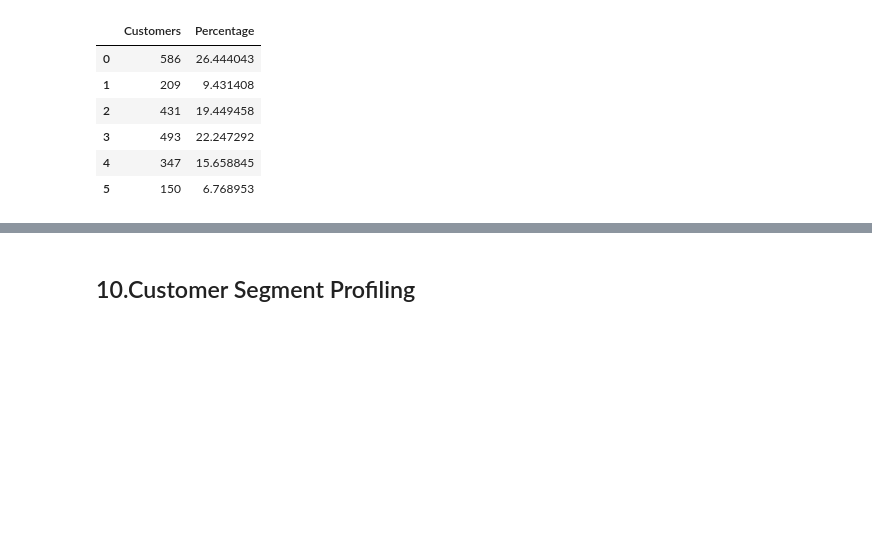
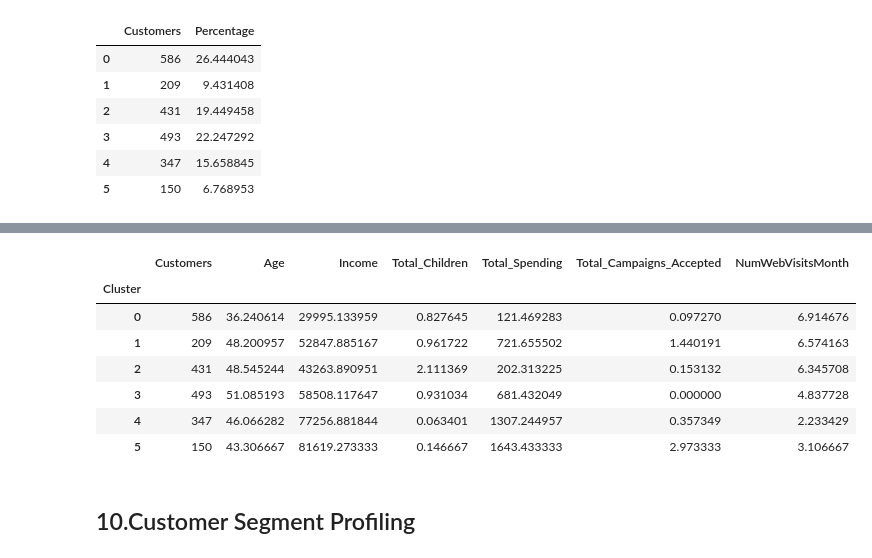
Before and after one commit to fridacarbajalordonez/customer-segmentation-kmeans, a Jupyter notebook: notebooks/customer_segmentation.ipynb, the cells around one changed output, grey strips where cells are left out. Saved outputs shown, nothing was run; the diff lists cells and outputs as text; code cells hidden in the pictures; blank space fills up the shorter version.

```diff
--- a/notebooks/customer_segmentation.ipynb
+++ b/notebooks/customer_segmentation.ipynb
@@ -1487,11 +1483,20 @@ for k in candidate_k:
 # %%
+#Create a copy of the original dataset for selected features
 profile_df = df_clean[final_features].copy()
-profile_df["Cluster"] = candidate_models[5]["labels"]
-cluster_profile = profile_df.groupby("Cluster").mean()
 
-cluster_profile["Customers"] = profile_df["Cluster"].value_counts().sort_index()
-cluster_profile = cluster_profile[
-   ["Customers"] + final_features
-]
+#Dictionary to store the clusters profiles for each K model
+cluster_profiles = {}
 
-cluster_profile
+
+for k in candidate_k:
+    #Add a Cluster column assigned to each customer
+    profile_df["Cluster"] = candidate_models[k]["labels"]
+    #Calculate the mean of each feature feature for every cluster
+    cluster_profile = profile_df.groupby("Cluster")[final_features].mean()
+    #Obtaining the size of each cluster by counting the customers
+    cluster_profile["Customers"] = (
+        profile_df["Cluster"].value_counts().sort_index())
+    cluster_profile = cluster_profile[["Customers"] + final_features]
+
+     # Store the profile for each value of k
+    cluster_profiles[k] = cluster_profile
@@ -1506,3 +1533,14 @@ cluster_profile
+# %%
+cluster_profiles[6]
+# %% [output]
+|  | Customers | Age | Income | Total_Children | Total_Spending | Total_Campaigns_Accepted | NumWebVisitsMonth |
+| Cluster |  |  |  |  |  |  |  |
+| 0 | 586 | 36.240614 | 29995.133959 | 0.827645 | 121.469283 | 0.097270 | 6.914676 |
+| 1 | 209 | 48.200957 | 52847.885167 | 0.961722 | 721.655502 | 1.440191 | 6.574163 |
+| 2 | 431 | 48.545244 | 43263.890951 | 2.111369 | 202.313225 | 0.153132 | 6.345708 |
+| 3 | 493 | 51.085193 | 58508.117647 | 0.931034 | 681.432049 | 0.000000 | 4.837728 |
+| 4 | 347 | 46.066282 | 77256.881844 | 0.063401 | 1307.244957 | 0.357349 | 2.233429 |
+| 5 | 150 | 43.306667 | 81619.273333 | 0.146667 | 1643.433333 | 2.973333 | 3.106667 |
 # %%
 #from yellowbrick.cluster import SilhouetteVisualizer
 
```
Also changed, not shown: parts of 13 cells of this notebook.
